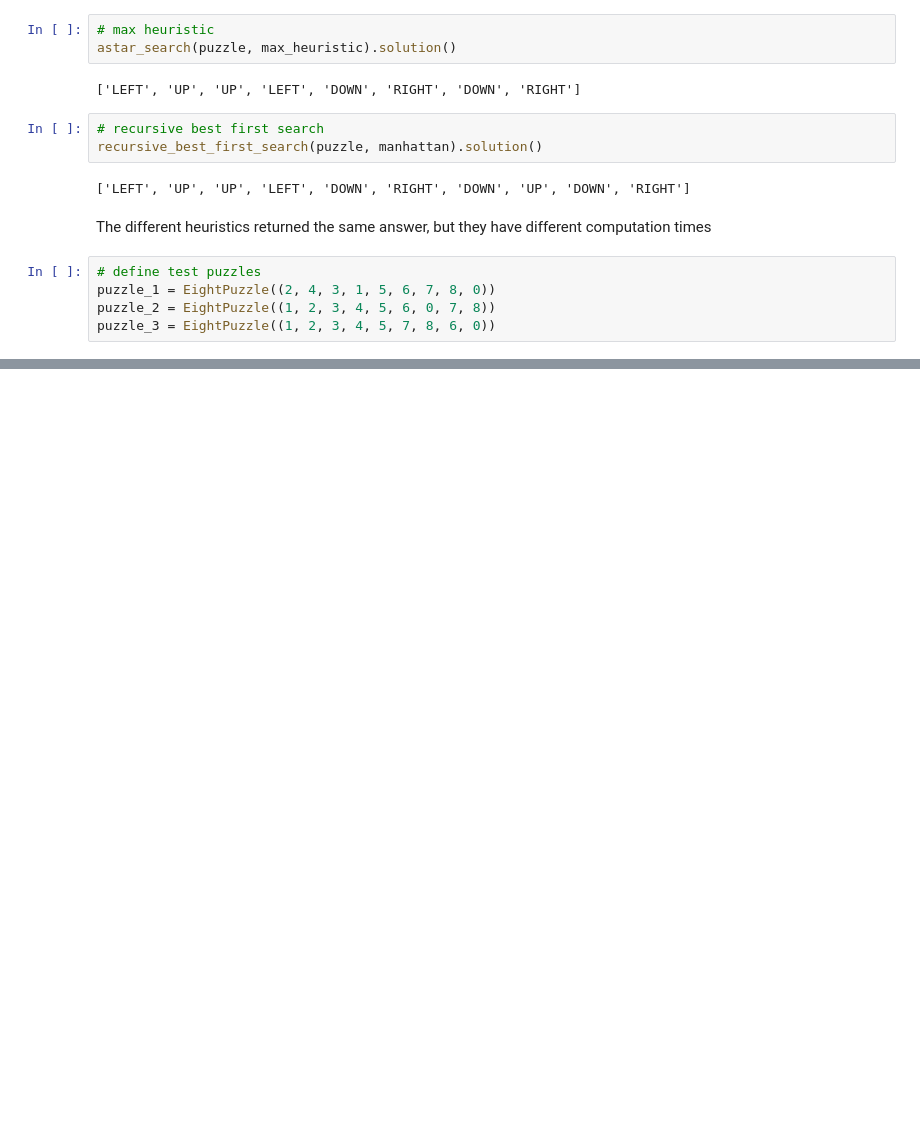
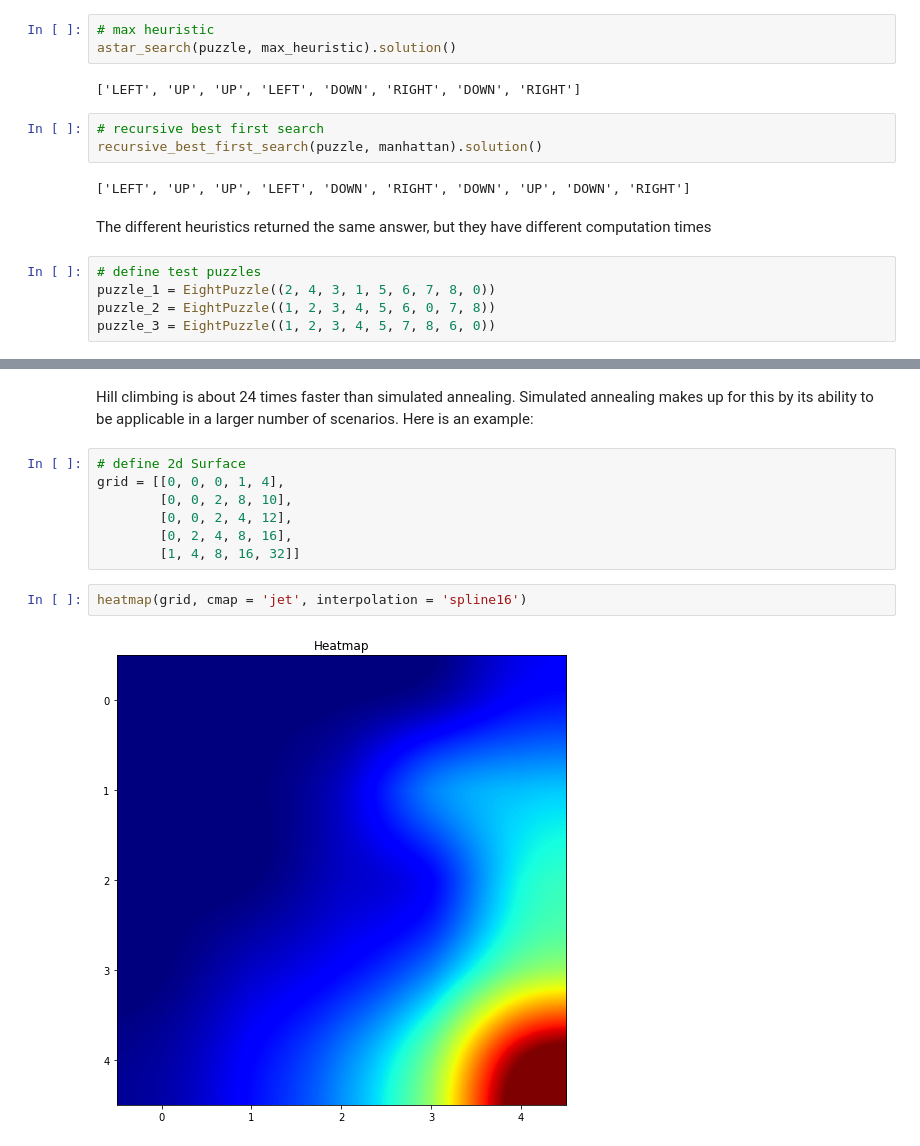
Before and after one commit to dr-neptune/Modern_AI, a Jupyter notebook: Ch3_4_Search.ipynb, the cells around one changed output, grey strips where cells are left out. Drawn from its saved outputs; the diff is of its cells as text; blank space fills up the shorter version.

```diff
--- a/Ch3_4_Search.ipynb
+++ b/Ch3_4_Search.ipynb
@@ -986,0 +1205,13 @@ puzzle_3 = EightPuzzle((1, 2, 3, 4, 5, 7, 8, 6, 0))
+# %% [markdown]
+Hill climbing is about 24 times faster than simulated annealing. Simulated annealing makes up for this by its ability to be applicable in a larger number of scenarios. Here is an example:
+# %%
+# define 2d Surface
+grid = [[0, 0, 0, 1, 4],
+        [0, 0, 2, 8, 10],
+        [0, 0, 2, 4, 12],
+        [0, 2, 4, 8, 16],
+        [1, 4, 8, 16, 32]]
+# %%
+heatmap(grid, cmap = 'jet', interpolation = 'spline16')
+# %% [output]
+[figure, added]
```
Also changed, not shown: parts of 75 cells of this notebook, 3 other files.
